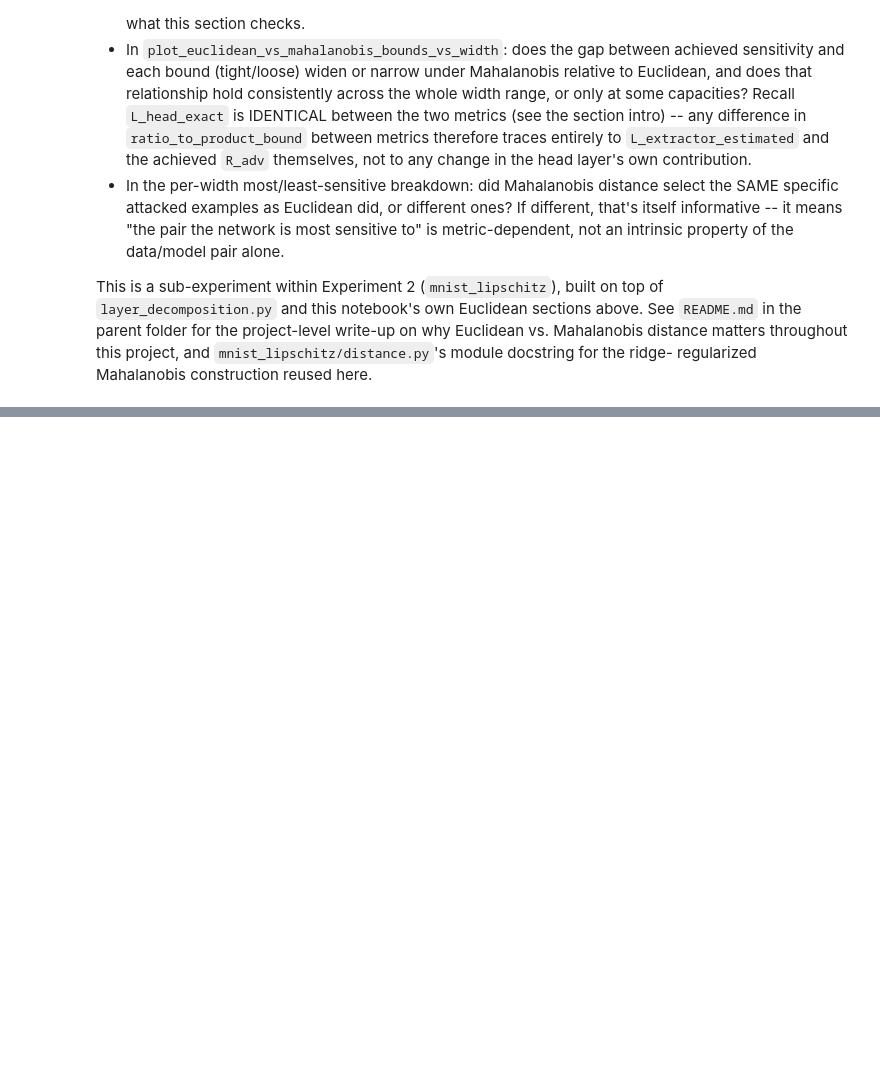
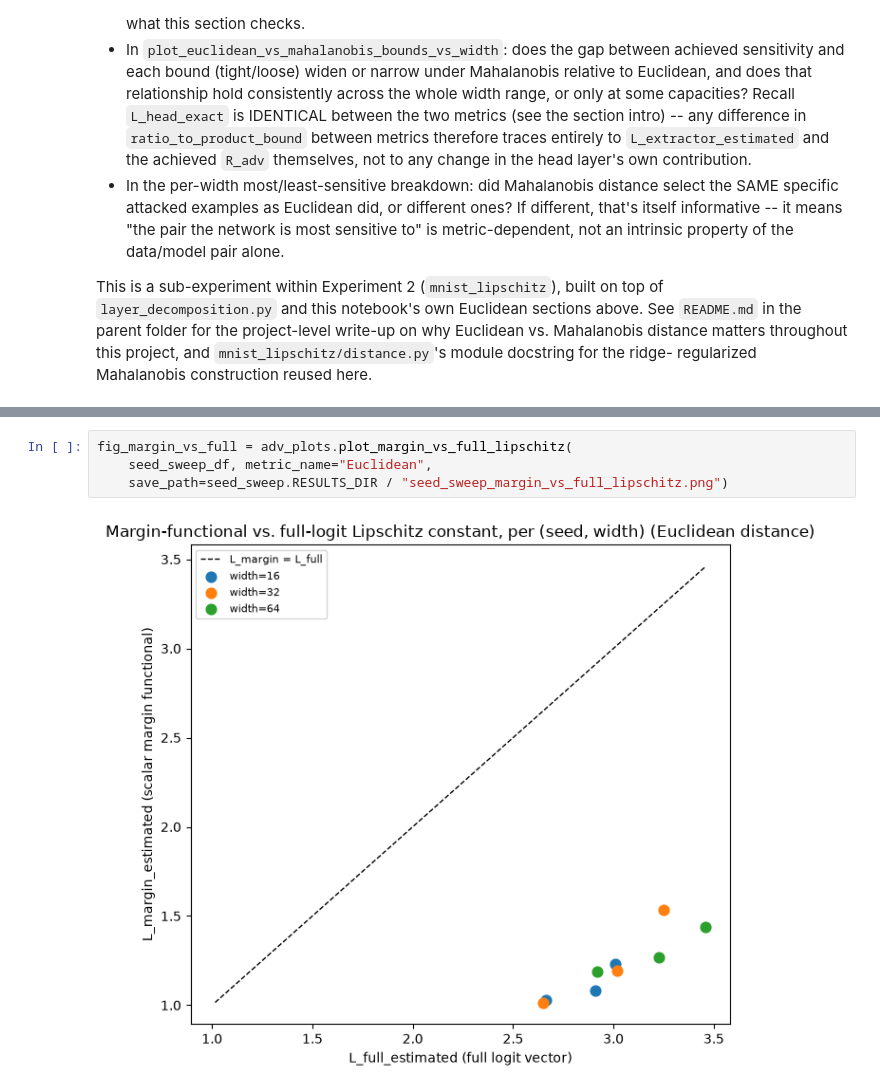
Before and after one commit to Kilobyte947/Datasig, a Jupyter notebook: mnist_lipschitz/adversarial/notebook_adversarial_lipschitz.ipynb, the cells around one changed output, grey strips where cells are left out. Drawn from its saved outputs; the diff is of its cells as text; blank space fills up the shorter version.

```diff
--- a/mnist_lipschitz/adversarial/notebook_adversarial_lipschitz.ipynb
+++ b/mnist_lipschitz/adversarial/notebook_adversarial_lipschitz.ipynb
@@ -600,0 +715,6 @@ regularized Mahalanobis construction reused here.
+# %%
+fig_margin_vs_full = adv_plots.plot_margin_vs_full_lipschitz(
+    seed_sweep_df, metric_name="Euclidean",
+    save_path=seed_sweep.RESULTS_DIR / "seed_sweep_margin_vs_full_lipschitz.png")
+# %% [output]
+[figure, added]
```
Also changed, not shown: parts of 12 cells of this notebook, 6 other files.
